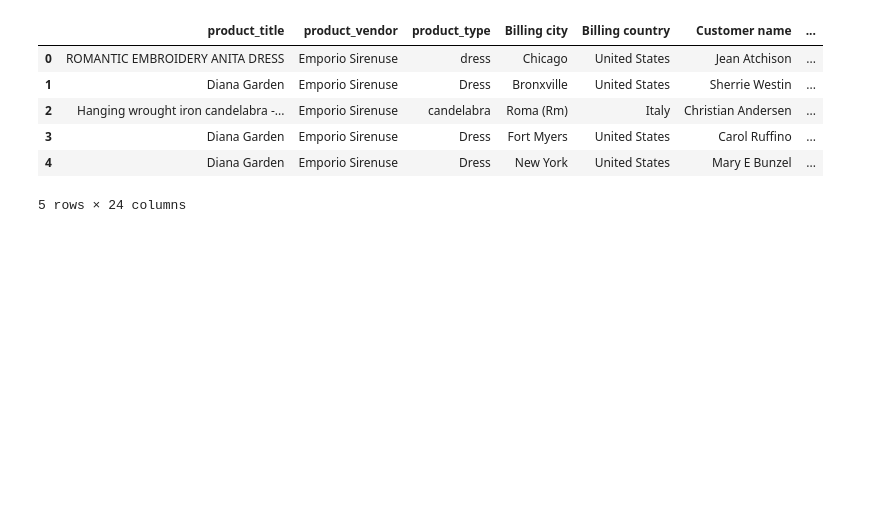
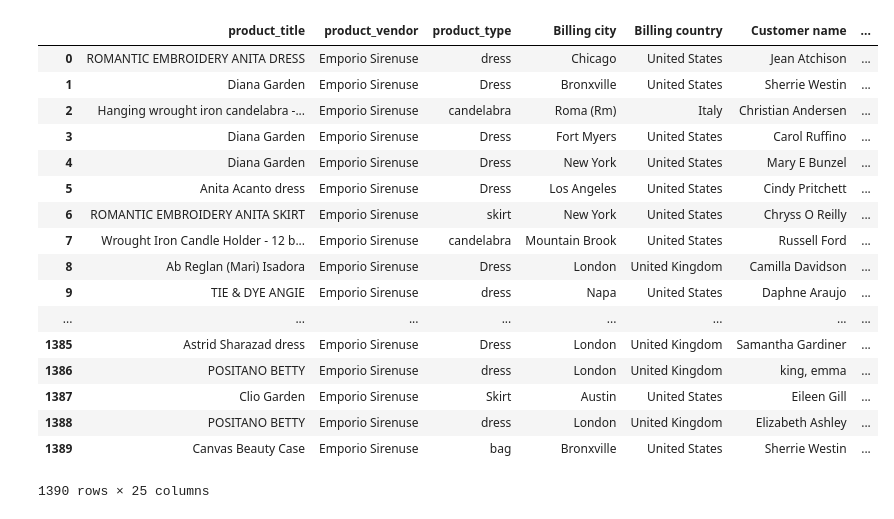
Before and after one commit to kmavon/dataswag, a Jupyter notebook: SalesData.ipynb, the cells around one changed output. Drawn from its saved outputs; the diff is of its cells as text; code cells hidden in the pictures; blank space fills up the shorter version.

```diff
--- a/SalesData.ipynb
+++ b/SalesData.ipynb
@@ -45,0 +322,30 @@ data = pd.read_csv('sales_2016-01-01_2017-12-21.csv',sep=",")
+# %%
+"""~~~~~~~~~~~~~DONE~~~~~~~~~~~~~"""
+
+
+data['discounts1']= data['discounts']*-1
+a = data.groupby('Billing country').mean()['discounts1']
+#adf = a.sort_values(ascending=False)
+adf = a.sort_values(ascending=True).reset_index()[-10:]
+adf = adf.sort_values(by = ['discounts1'], ascending=False)
+top10country= adf
+
+ind = np.arange(10)
+#plt.bar(intop10['Billing city'], top10['gross_sales'], color="b")
+top10country = pd.DataFrame(top10country)
+
+#print(top10country['Billing country'].unique())
+
+ind = np.arange(10)
+#plt.bar(intop10['Billing city'], top10['gross_sales'], color="b")
+plt.bar(ind,top10country['discounts1'], color="green")
+plt.xticks(rotation=90)
+plt.xticks(ind, ['Italy', 'France' ,'Denmark', 'Czech Republic', 'Cyprus', 'Canada' ,'Belgium'
+ ,'Bahrain' ,'Austria', 'United Kingdom'])
+plt.xlabel("Countries")
+plt.ylabel("Percent Discount")
+plt.title('Only Italians get discounts')
+plt.figure(figsize=(12,12))
+plt.savefig("onlyitaliansgetdiscounts.svg")
+plt.show()
+"""~~~~~~~~~~~~~DONE~~~~~~~~~~~~~"""
@@ -46,10 +356,21 @@ data = pd.read_csv('sales_2016-01-01_2017-12-21.csv',sep=",")
 # %%
-data.head()
+data
 # %% [output]
 |  | product_title | product_vendor | product_type | Billing city | Billing country | Customer name | ... |
 | 0 | ROMANTIC EMBROIDERY ANITA DRESS | Emporio Sirenuse | dress | Chicago | United States | Jean Atchison | ... |
 | 1 | Diana Garden | Emporio Sirenuse | Dress | Bronxville | United States | Sherrie Westin | ... |
 | 2 | Hanging wrought iron candelabra -... | Emporio Sirenuse | candelabra | Roma (Rm) | Italy | Christian Andersen | ... |
 | 3 | Diana Garden | Emporio Sirenuse | Dress | Fort Myers | United States | Carol Ruffino | ... |
 | 4 | Diana Garden | Emporio Sirenuse | Dress | New York | United States | Mary E Bunzel | ... |
+| 5 | Anita Acanto dress | Emporio Sirenuse | Dress | Los Angeles | United States | Cindy Pritchett | ... |
+| 6 | ROMANTIC EMBROIDERY ANITA SKIRT | Emporio Sirenuse | skirt | New York | United States | Chryss O Reilly | ... |
+| 7 | Wrought Iron Candle Holder - 12 b... | Emporio Sirenuse | candelabra | Mountain Brook | United States | Russell Ford | ... |
+| 8 | Ab Reglan (Mari) Isadora | Emporio Sirenuse | Dress | London | United Kingdom | Camilla Davidson | ... |
+| 9 | TIE & DYE ANGIE | Emporio Sirenuse | dress | Napa | United States | Daphne Araujo | ... |
+| ... | ... | ... | ... | ... | ... | ... | ... |
+| 1385 | Astrid Sharazad dress | Emporio Sirenuse | Dress | London | United Kingdom | Samantha Gardiner | ... |
+| 1386 | POSITANO BETTY | Emporio Sirenuse | dress | London | United Kingdom | king, emma | ... |
+| 1387 | Clio Garden | Emporio Sirenuse | Skirt | Austin | United States | Eileen Gill | ... |
+| 1388 | POSITANO BETTY | Emporio Sirenuse | dress | London | United Kingdom | Elizabeth Ashley | ... |
+| 1389 | Canvas Beauty Case | Emporio Sirenuse | bag | Bronxville | United States | Sherrie Westin | ... |
-5 rows × 24 columns
+1390 rows × 25 columns
```
Also changed, not shown: parts of 16 cells of this notebook, 2 other files.
